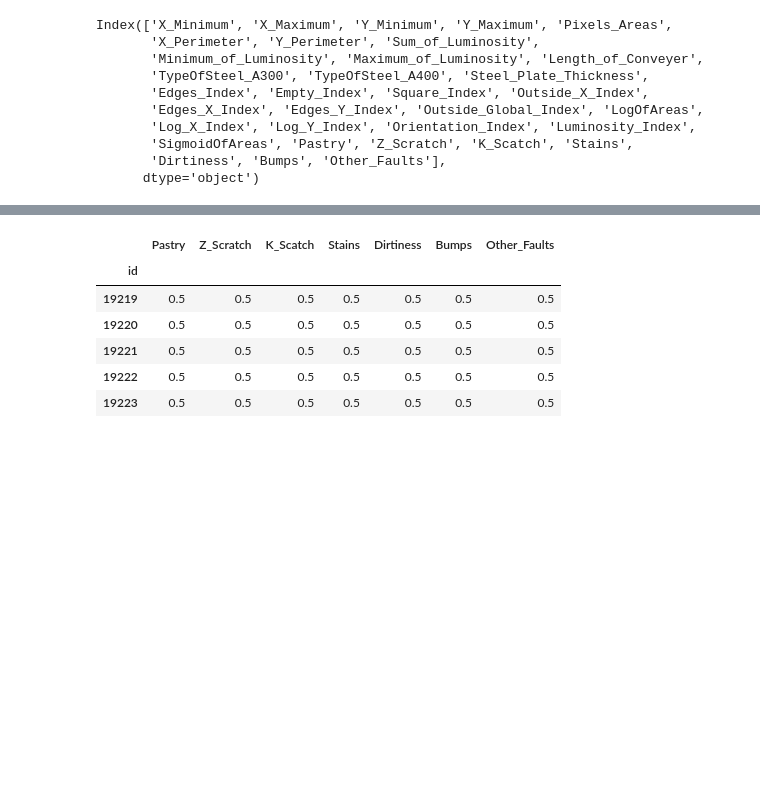
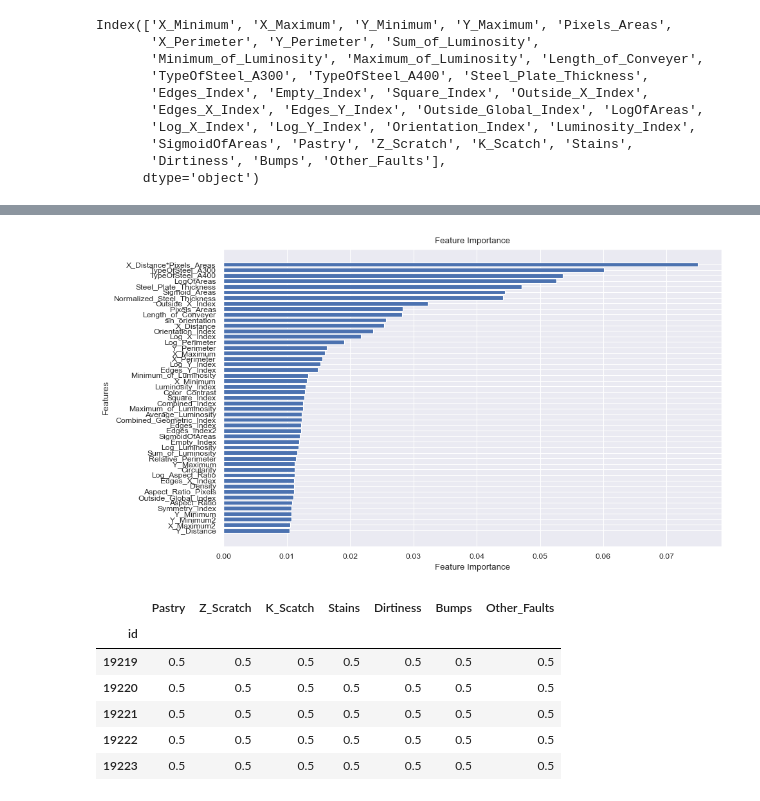
Before and after one commit to RuiFSP/Kaggle, a Jupyter notebook: Playground_Series_S4/3-Steel_Plate_Defect_Prediction/steel_plate_defect_prediction_baseline.ipynb, the cells around one changed output, grey strips where cells are left out. Saved outputs shown, nothing was run; the diff lists cells and outputs as text; code cells hidden in the pictures; blank space fills up the shorter version.

```diff
--- a/Playground_Series_S4/3-Steel_Plate_Defect_Prediction/steel_plate_defect_prediction_baseline.ipynb
+++ b/Playground_Series_S4/3-Steel_Plate_Defect_Prediction/steel_plate_defect_prediction_baseline.ipynb
@@ -46,9 +44,6 @@ Wall time: 1.1 ms
 # %%
 #original_data = pd.read_csv('data/train.csv',index_col=0)
-train = pd.read_csv('/content/drive/MyDrive/Colab Notebooks/3-Steel_Plate_Defect_Prediction/data/train.csv',index_col=0)
-test = pd.read_csv('/content/drive/MyDrive/Colab Notebooks/3-Steel_Plate_Defect_Prediction/data/test.csv',index_col=0)
-sub = pd.read_csv('/content/drive/MyDrive/Colab Notebooks/3-Steel_Plate_Defect_Prediction/data/sample_submission.csv',index_col=0)
-df_org = pd.read_csv('/content/drive/MyDrive/Colab Notebooks/3-Steel_Plate_Defect_Prediction/data/original_data.csv')
-
-# Print the first few rows of each dataset
-print("Train data:\n", train.shape, "\n\nTest data:\n", test.shape, "\n\nSubmission data:\n", sub.shape, "\n\nOriginal data: \n", df_org.shape)
+train = pd.read_csv('data/train.csv',index_col=0)
+test = pd.read_csv('data/test.csv',index_col=0)
+sub = pd.read_csv('data/sample_submission.csv',index_col=0)
+df_org = pd.read_csv('data/original_data.csv')
@@ -90,9 +88,6 @@ Index(['X_Minimum', 'X_Maximum', 'Y_Minimum', 'Y_Maximum', 'Pixels_Areas',
        'SigmoidOfAreas', 'Pastry', 'Z_Scratch', 'K_Scatch', 'Stains',
        'Dirtiness', 'Bumps', 'Other_Faults'],
       dtype='object')
-# %%
-X = train.drop(targets, axis=1)
-y = train[targets]
 # %%
 class Preprocess:
 
@@ -208,6 +172,7 @@ y
 # %%
-X, y = train.drop(targets, axis=1), np.argmax(train[targets], axis=1)
-X_org, y_org = df_org.drop(targets, axis=1), np.argmax(df_org[targets], axis=1)
+X, y = train.drop(targets, axis=1), np.argmax(train[targets].values, axis=1)
+
+X_org, y_org  = df_org.drop(targets, axis=1), np.argmax(df_org[targets].values, axis=1)
 
 X = pd.concat([X, X_org], axis=0)
 y = np.concatenate([y, y_org])
@@ -309,0 +258,25 @@ XGBClassifier(base_score=None, booster=None, boosting_type='gbtree',
+# %%
+# Get feature importance from the xgb1 model
+feature_importance = xgb1.feature_importances_
+
+# Get the names of the features
+feature_names = X.columns
+
+# Pair feature names with their importance scores
+feature_importance_dict = dict(zip(feature_names, feature_importance))
+
+# Sort the features based on importance
+sorted_features = sorted(feature_importance_dict.items(), key=lambda x: x[1])
+
+# Unpack the sorted features and importance scores
+sorted_feature_names, sorted_feature_importance = zip(*sorted_features)
+
+# Create a bar plot to show feature importance
+plt.figure(figsize=(10, 6))
+plt.barh(sorted_feature_names, sorted_feature_importance)
+plt.xlabel('Feature Importance')
+plt.ylabel('Features')
+plt.title('Feature Importance')
+plt.show()
+# %% [output]
+[figure, added]
```
Also changed, not shown: parts of 17 cells of this notebook.
